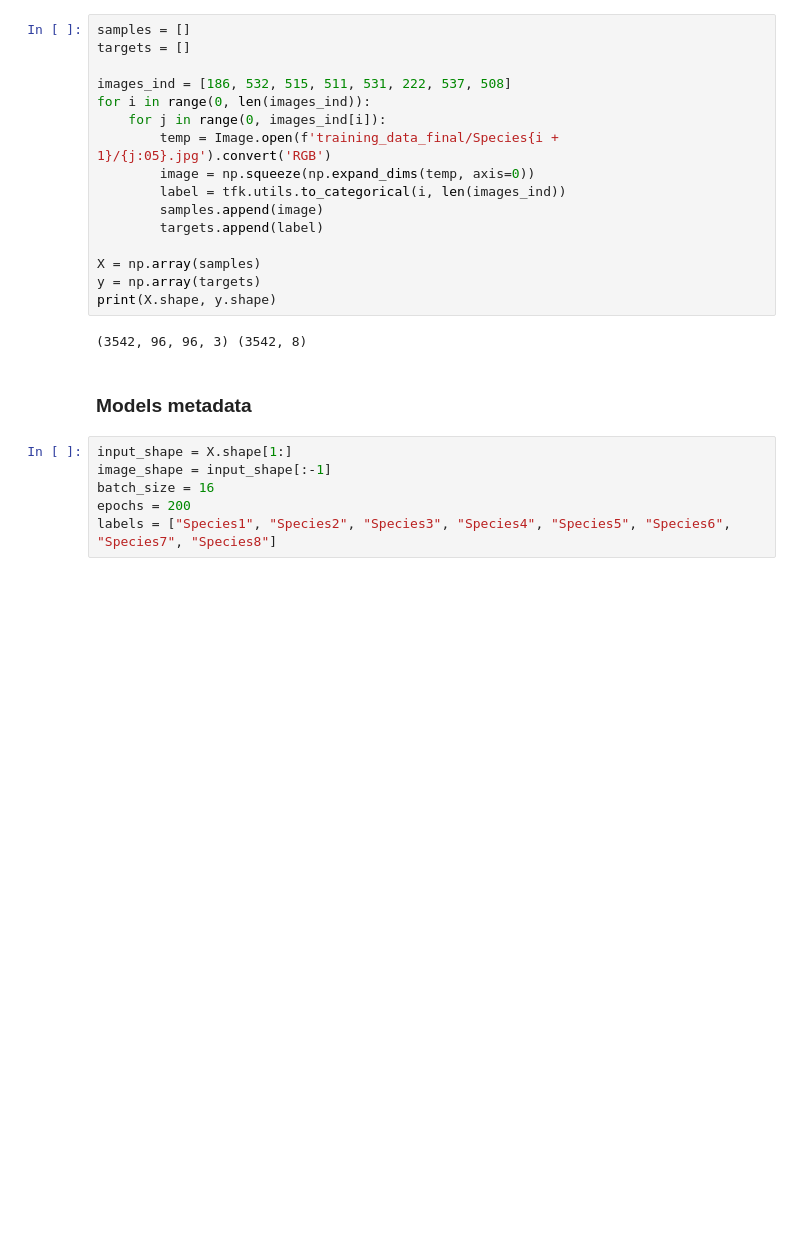
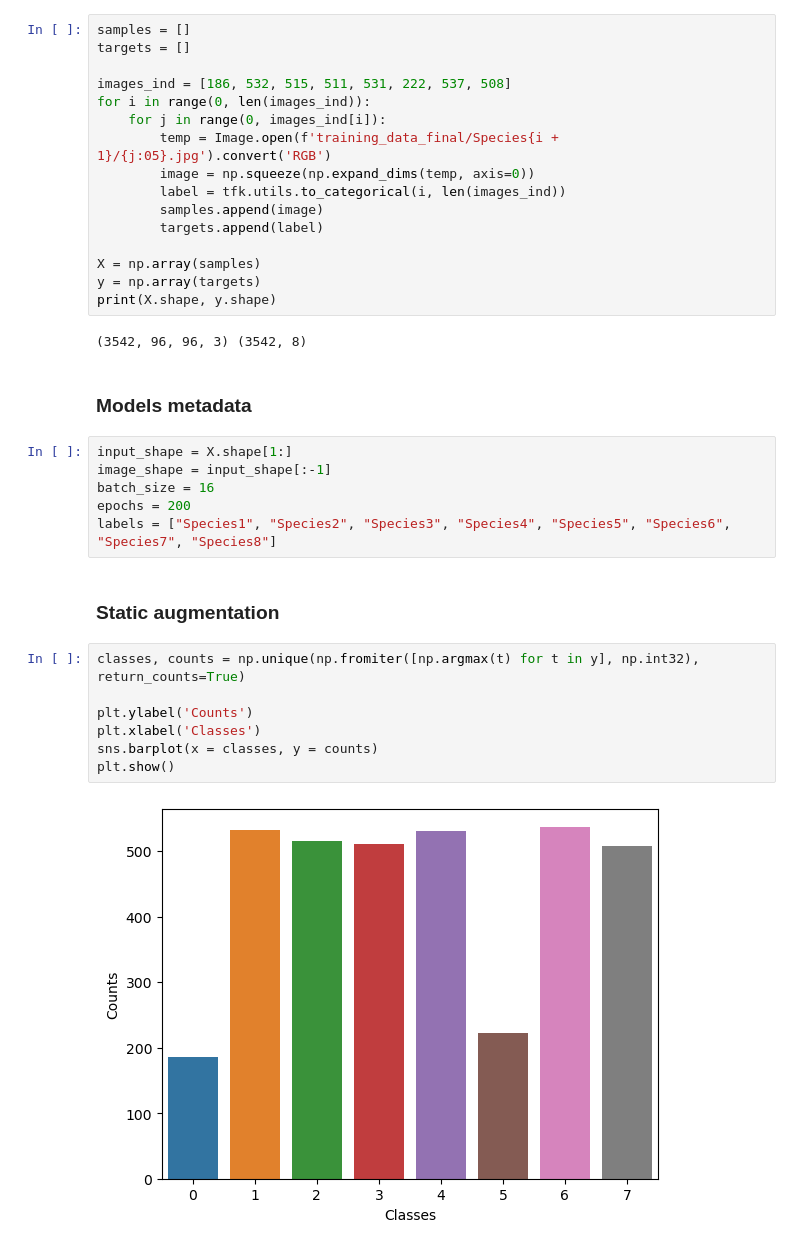
Before and after one commit to gabrieleginestroni/AN2DL-project-2022, a Jupyter notebook: Code/competition.ipynb, the cells around one changed output. Saved outputs shown, nothing was run; the diff lists cells and outputs as text; blank space fills up the shorter version.

```diff
--- a/Code/competition.ipynb
+++ b/Code/competition.ipynb
@@ -60,3 +60,14 @@ image_shape = input_shape[:-1]
 batch_size = 16
 epochs = 200
 labels = ["Species1", "Species2", "Species3", "Species4", "Species5", "Species6", "Species7", "Species8"]
+# %% [markdown]
+### Static augmentation
+# %%
+classes, counts = np.unique(np.fromiter([np.argmax(t) for t in y], np.int32), return_counts=True)
+
+plt.ylabel('Counts')
+plt.xlabel('Classes')
+sns.barplot(x = classes, y = counts)
+plt.show()
+# %% [output]
+[figure, added]
```
Also changed, not shown: parts of 15 cells of this notebook, 4 other files.
